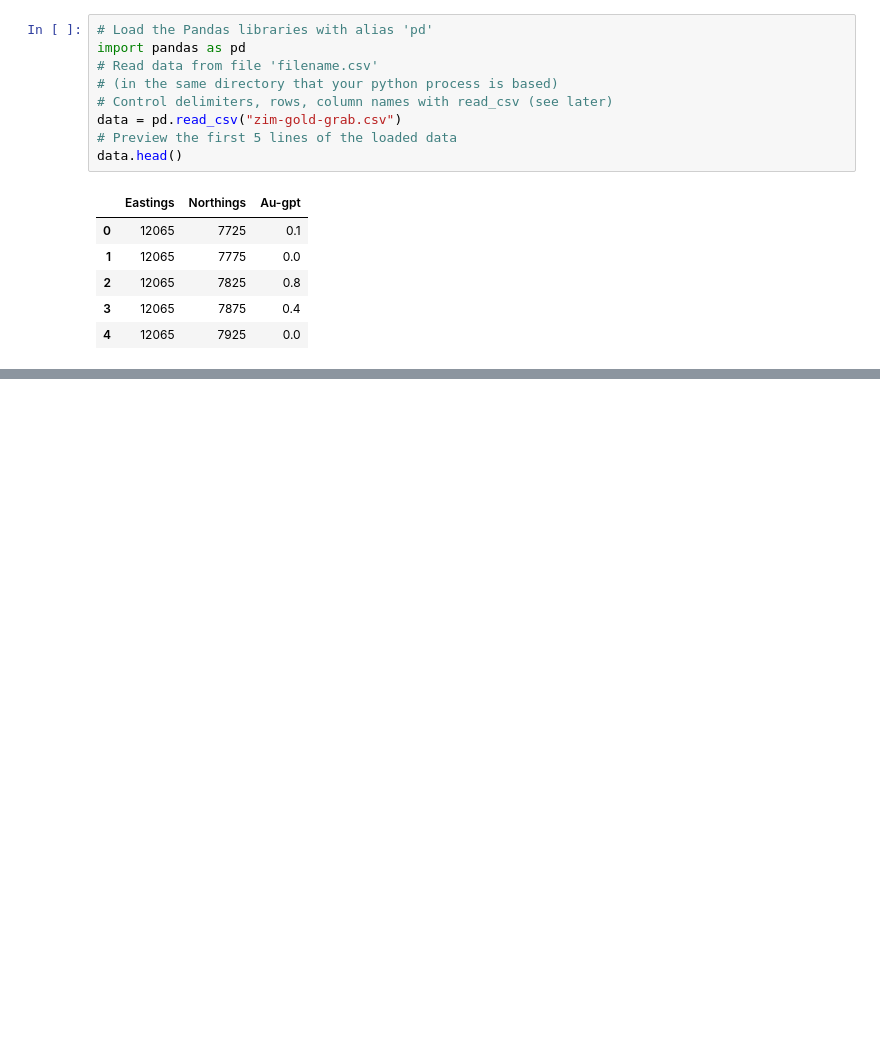
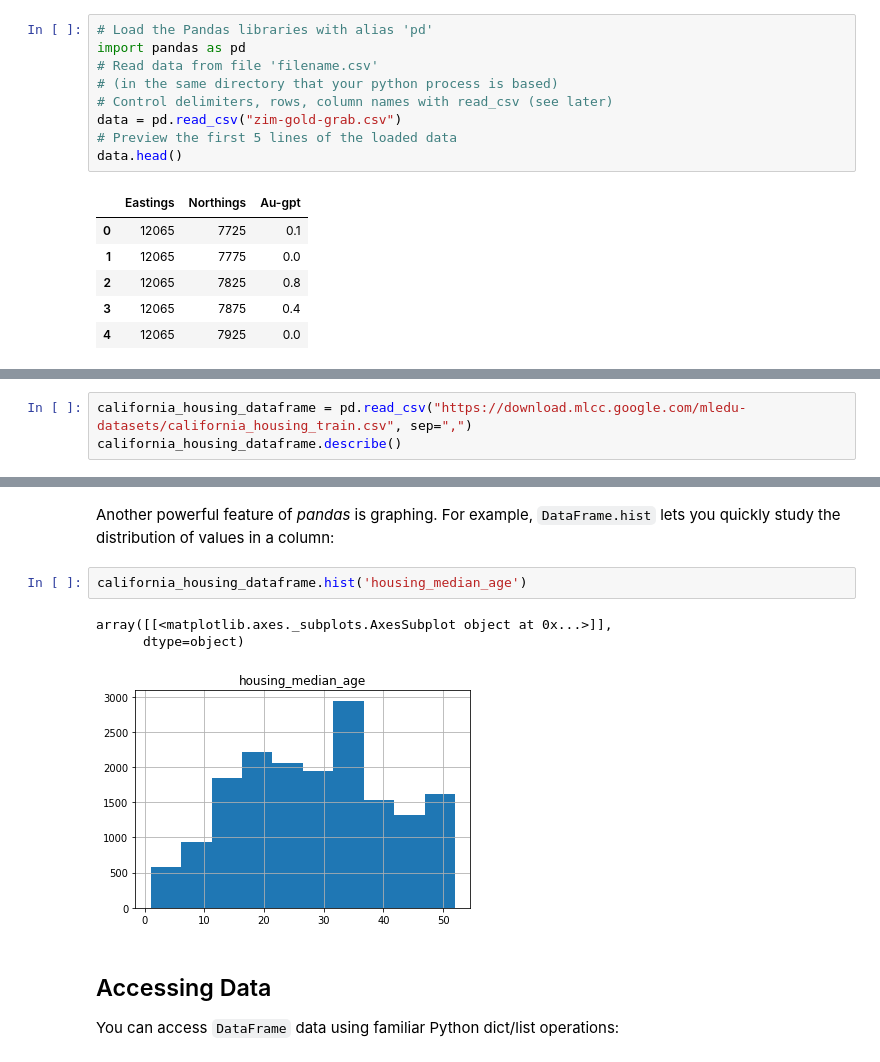
Before and after one commit to zaknbur/data, a Jupyter notebook: Panda_plotting,_Colaboratory.ipynb, the cells around one changed output, grey strips where cells are left out. Drawn from its saved outputs; the diff is of its cells as text; blank space fills up the shorter version.

```diff
--- a/Panda_plotting,_Colaboratory.ipynb
+++ b/Panda_plotting,_Colaboratory.ipynb
@@ -116,0 +180,3 @@ data.head()
+# %%
+california_housing_dataframe = pd.read_csv("https://download.mlcc.google.com/mledu-datasets/california_housing_train.csv", sep=",")
+california_housing_dataframe.describe()
@@ -116,0 +204,12 @@ data.head()
+# %% [markdown]
+Another powerful feature of *pandas* is graphing. For example, `DataFrame.hist` lets you quickly study the distribution of values in a column:
+# %%
+california_housing_dataframe.hist('housing_median_age')
+# %% [output]
+array([[<matplotlib.axes._subplots.AxesSubplot object at 0x...>]],
+      dtype=object)
+[figure, added]
+# %% [markdown]
+## Accessing Data
+
+You can access `DataFrame` data using familiar Python dict/list operations:
```
Also changed, not shown: parts of 48 cells of this notebook.
